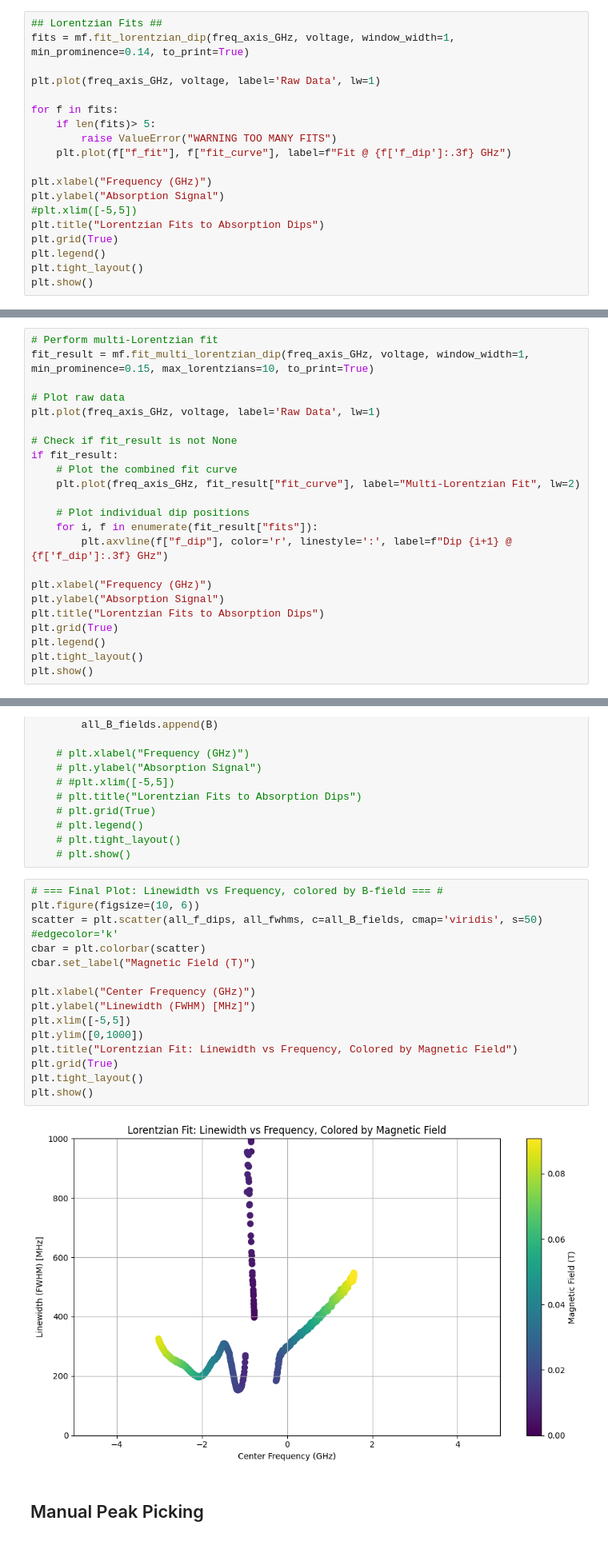
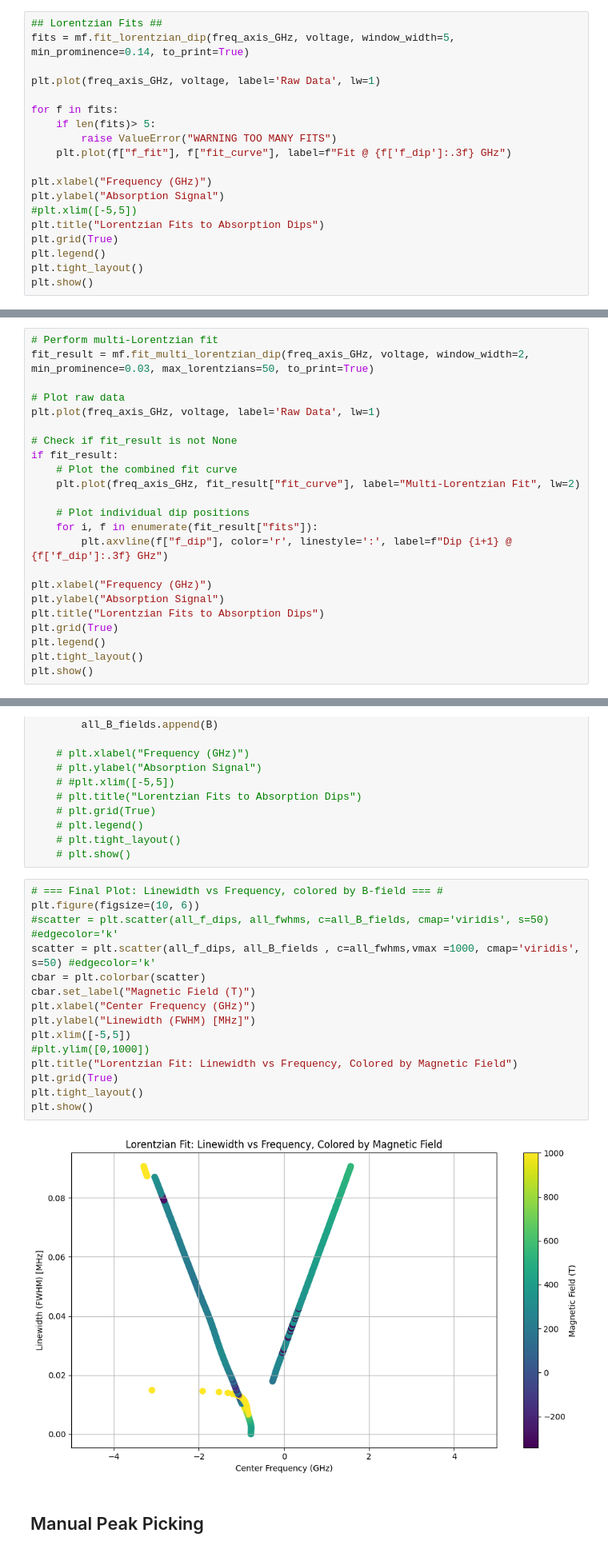
Before and after one commit to fergusayton/sample_coupling_analysis, a Jupyter notebook: 25_03_2025_IH_magnet_ramp_analysis.ipynb, the cells around one changed output, grey strips where cells are left out. Shown at 80% size. Drawn from its saved outputs; the diff is of its cells as text.

```diff
--- a/25_03_2025_IH_magnet_ramp_analysis.ipynb
+++ b/25_03_2025_IH_magnet_ramp_analysis.ipynb
@@ -657,7 +659,7 @@ Absorption Depth: 0.533984
 ## Lorentzian Fitting ##
 # %%
 ## Lorentzian Fits ##
-fits = mf.fit_lorentzian_dip(freq_axis_GHz, voltage, window_width=1, min_prominence=0.14, to_print=True)
+fits = mf.fit_lorentzian_dip(freq_axis_GHz, voltage, window_width=5, min_prominence=0.14, to_print=True)
 
 plt.plot(freq_axis_GHz, voltage, label='Raw Data', lw=1)
 
@@ -697,7 +699,7 @@ Dip 1:
 ## Many Lorentzians ##
 # %%
 # Perform multi-Lorentzian fit
-fit_result = mf.fit_multi_lorentzian_dip(freq_axis_GHz, voltage, window_width=1, min_prominence=0.15, max_lorentzians=10, to_print=True)
+fit_result = mf.fit_multi_lorentzian_dip(freq_axis_GHz, voltage, window_width=2, min_prominence=0.03, max_lorentzians=50, to_print=True)
 
 # Plot raw data
 plt.plot(freq_axis_GHz, voltage, label='Raw Data', lw=1)
@@ -1138,19 +1151,19 @@ for voltage, B in zip(voltages, fields):
 # %%
 # === Final Plot: Linewidth vs Frequency, colored by B-field === #
 plt.figure(figsize=(10, 6))
-scatter = plt.scatter(all_f_dips, all_fwhms, c=all_B_fields, cmap='viridis', s=50) #edgecolor='k'
+#scatter = plt.scatter(all_f_dips, all_fwhms, c=all_B_fields, cmap='viridis', s=50) #edgecolor='k'
+scatter = plt.scatter(all_f_dips, all_B_fields , c=all_fwhms,vmax =1000, cmap='viridis', s=50) #edgecolor='k'
 cbar = plt.colorbar(scatter)
 cbar.set_label("Magnetic Field (T)")
-
 plt.xlabel("Center Frequency (GHz)")
 plt.ylabel("Linewidth (FWHM) [MHz]")
 plt.xlim([-5,5])
-plt.ylim([0,1000])
+#plt.ylim([0,1000])
 plt.title("Lorentzian Fit: Linewidth vs Frequency, Colored by Magnetic Field")
 plt.grid(True)
 plt.tight_layout()
 plt.show()
 # %% [output]
-[figure, old version]
+[figure, new version]
 # %% [markdown]
 ## Manual Peak Picking ##
```
Also changed, not shown: parts of 4 cells of this notebook, 7 other files.
